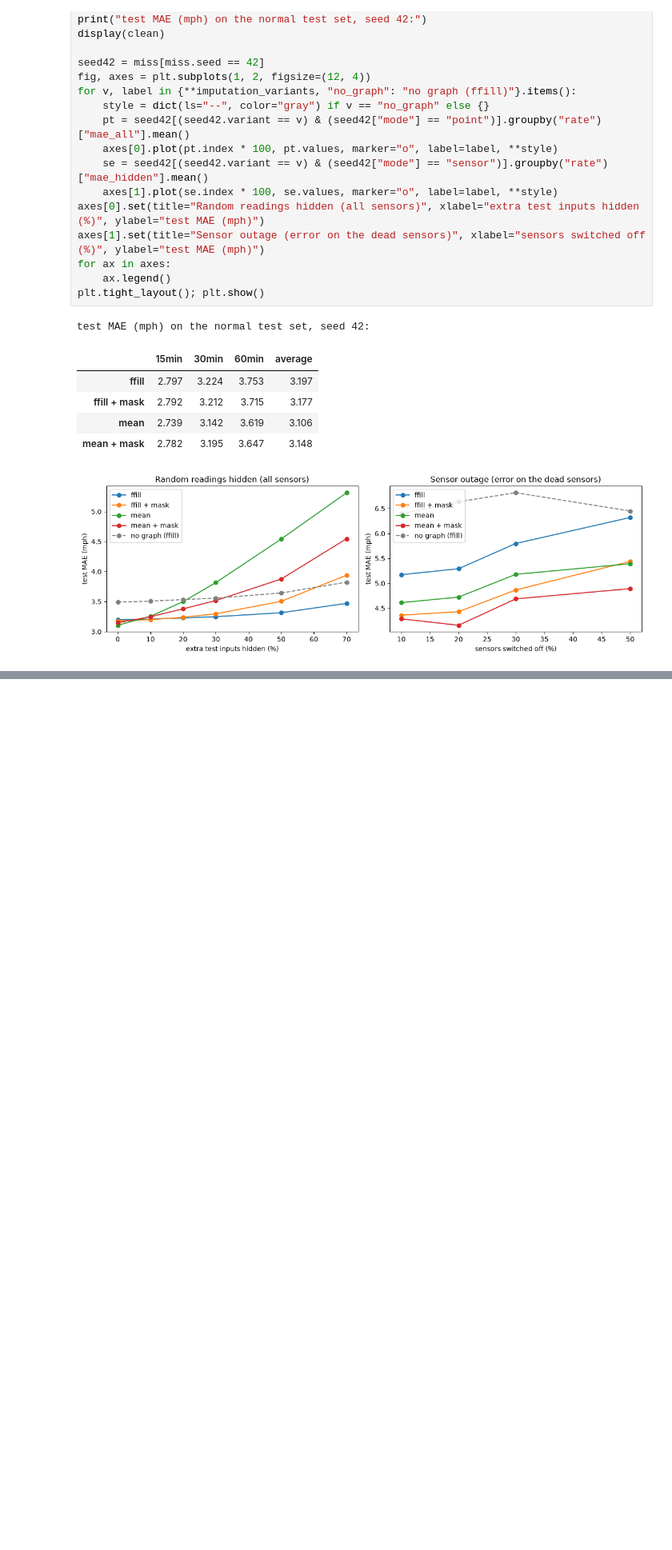
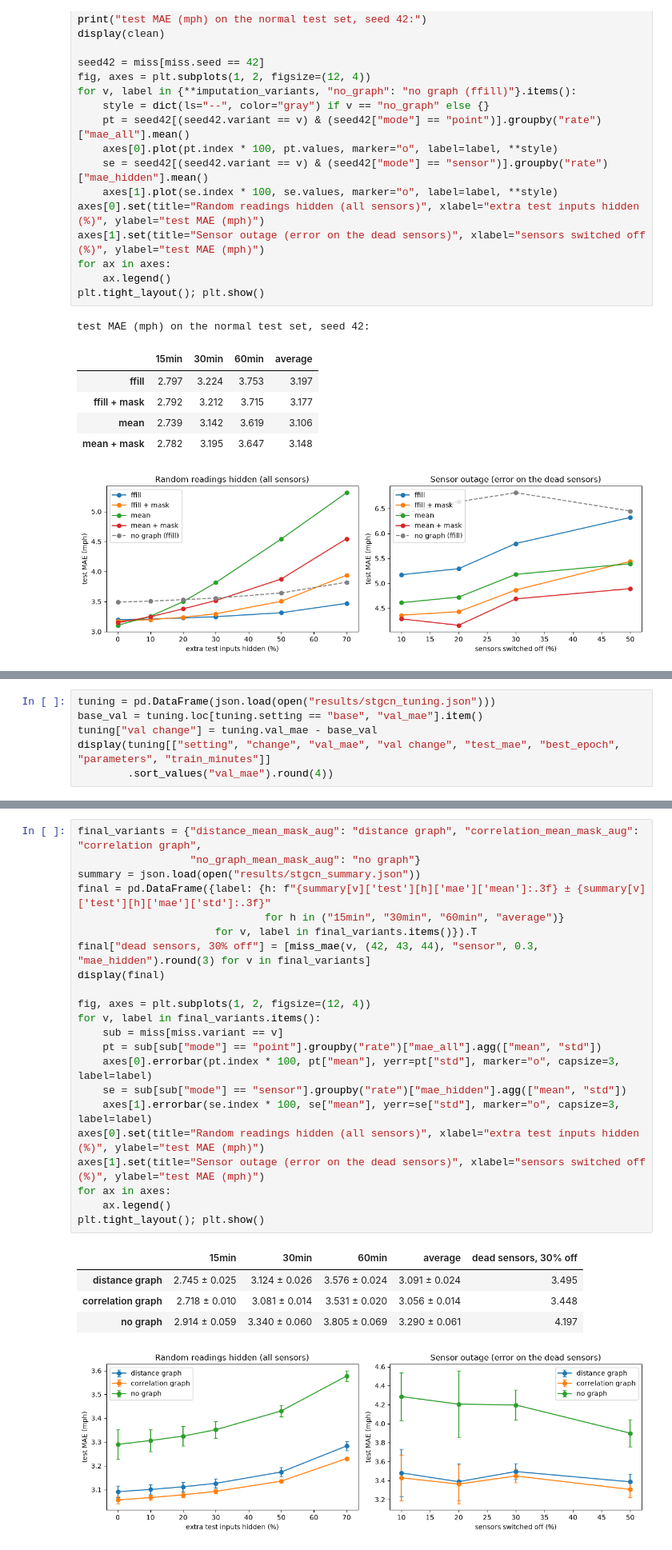
Before and after one commit to mansiguptacs/CMPE_258_TrafficForecastingUsing_GraphNN, a Jupyter notebook: notebooks/03_train_stgcn.ipynb, the cells around one changed output, grey strips where cells are left out. Shown at 80% size. Cells and saved outputs as stored; diff of their text form; blank space fills up the shorter version.

Commit message:
Update STGCN notebook and README with Check-in 4 results

```diff
--- a/notebooks/03_train_stgcn.ipynb
+++ b/notebooks/03_train_stgcn.ipynb
@@ -502,0 +537,6 @@ test MAE (mph) on the normal test set, seed 42:
+# %%
+tuning = pd.DataFrame(json.load(open("results/stgcn_tuning.json")))
+base_val = tuning.loc[tuning.setting == "base", "val_mae"].item()
+tuning["val change"] = tuning.val_mae - base_val
+display(tuning[["setting", "change", "val_mae", "val change", "test_mae", "best_epoch", "parameters", "train_minutes"]]
+        .sort_values("val_mae").round(4))
@@ -502,0 +560,28 @@ test MAE (mph) on the normal test set, seed 42:
+# %%
+final_variants = {"distance_mean_mask_aug": "distance graph", "correlation_mean_mask_aug": "correlation graph",
+                  "no_graph_mean_mask_aug": "no graph"}
+summary = json.load(open("results/stgcn_summary.json"))
+final = pd.DataFrame({label: {h: f"{summary[v]['test'][h]['mae']['mean']:.3f} ± {summary[v]['test'][h]['mae']['std']:.3f}"
+                              for h in ("15min", "30min", "60min", "average")}
+                      for v, label in final_variants.items()}).T
+final["dead sensors, 30% off"] = [miss_mae(v, (42, 43, 44), "sensor", 0.3, "mae_hidden").round(3) for v in final_variants]
+display(final)
+
+fig, axes = plt.subplots(1, 2, figsize=(12, 4))
+for v, label in final_variants.items():
+    sub = miss[miss.variant == v]
+    pt = sub[sub["mode"] == "point"].groupby("rate")["mae_all"].agg(["mean", "std"])
+    axes[0].errorbar(pt.index * 100, pt["mean"], yerr=pt["std"], marker="o", capsize=3, label=label)
+    se = sub[sub["mode"] == "sensor"].groupby("rate")["mae_hidden"].agg(["mean", "std"])
+    axes[1].errorbar(se.index * 100, se["mean"], yerr=se["std"], marker="o", capsize=3, label=label)
+axes[0].set(title="Random readings hidden (all sensors)", xlabel="extra test inputs hidden (%)", ylabel="test MAE (mph)")
+axes[1].set(title="Sensor outage (error on the dead sensors)", xlabel="sensors switched off (%)", ylabel="test MAE (mph)")
+for ax in axes:
+    ax.legend()
+plt.tight_layout(); plt.show()
+# %% [output]
+|  | 15min | 30min | 60min | average | dead sensors, 30% off |
+| distance graph | 2.745 ± 0.025 | 3.124 ± 0.026 | 3.576 ± 0.024 | 3.091 ± 0.024 | 3.495 |
+| correlation graph | 2.718 ± 0.010 | 3.081 ± 0.014 | 3.531 ± 0.020 | 3.056 ± 0.014 | 3.448 |
+| no graph | 2.914 ± 0.059 | 3.340 ± 0.060 | 3.805 ± 0.069 | 3.290 ± 0.061 | 4.197 |
+[figure, added]
```
Also changed, not shown: parts of 7 cells of this notebook, 1 other file.
